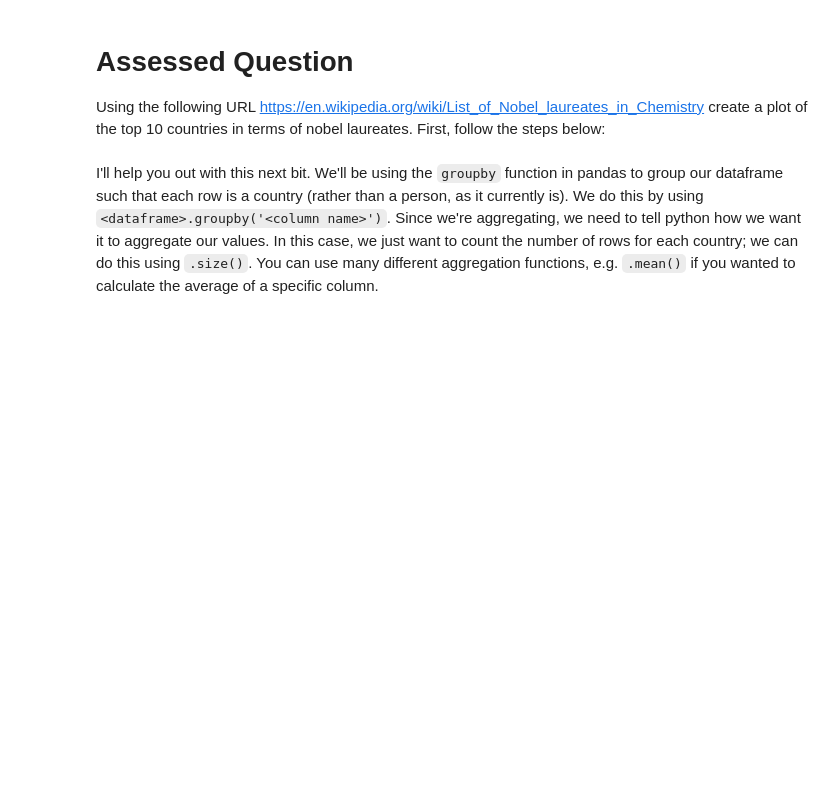
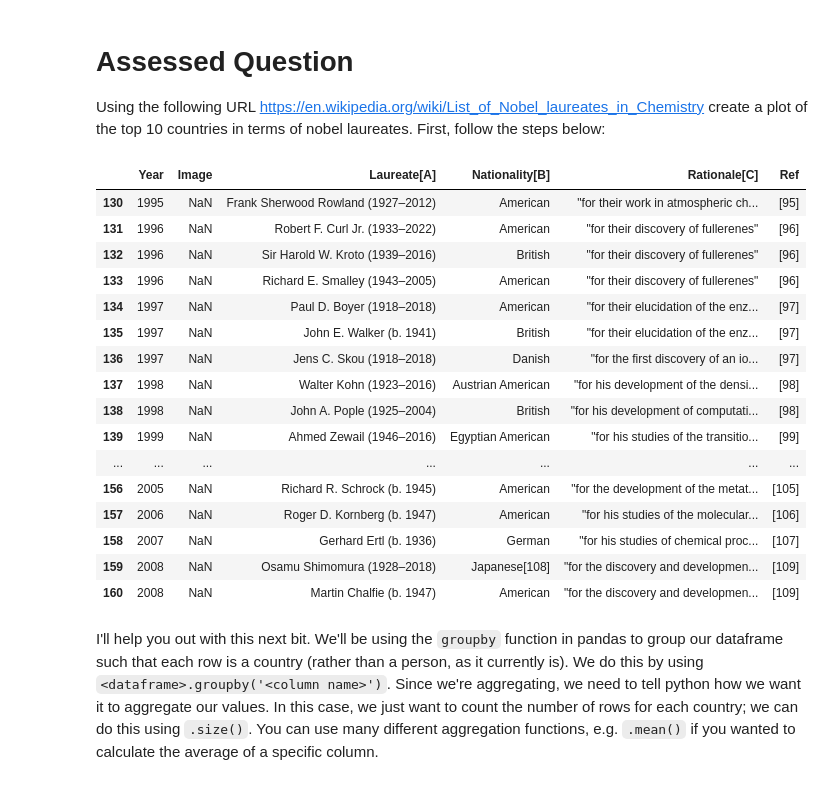
Before and after one commit to ella-tek/qm2, a Jupyter notebook: notebooks/W02. Pandas.ipynb, the cells around one changed output. Cells and saved outputs as stored; diff of their text form; code cells hidden in the pictures; blank space fills up the shorter version.

```diff
--- a/notebooks/W02. Pandas.ipynb
+++ b/notebooks/W02. Pandas.ipynb
@@ -399,6 +424,29 @@ Using the following URL https://en.wikipedia.org/wiki/List_of_Nobel_laureates_in
 # %%
 # scrape the table of Nobel Laureates in Chemistry using read_html. remember, this gives us a LIST of dataframes! lets call this list chem_tables
 
+url2='https://en.wikipedia.org/wiki/List_of_Nobel_laureates_in_Chemistry'
+chem_tables=pandas.read_html(url2)
+
 # select the first dataframe from this list and call it chem
+chem = chem_tables[0]
+chem.loc[130:160]
+# %% [output]
+|  | Year | Image | Laureate[A] | Nationality[B] | Rationale[C] | Ref |
+| 130 | 1995 | NaN | Frank Sherwood Rowland (1927–2012) | American | "for their work in atmospheric ch... | [95] |
+| 131 | 1996 | NaN | Robert F. Curl Jr. (1933–2022) | American | "for their discovery of fullerenes" | [96] |
+| 132 | 1996 | NaN | Sir Harold W. Kroto (1939–2016) | British | "for their discovery of fullerenes" | [96] |
+| 133 | 1996 | NaN | Richard E. Smalley (1943–2005) | American | "for their discovery of fullerenes" | [96] |
+| 134 | 1997 | NaN | Paul D. Boyer (1918–2018) | American | "for their elucidation of the enz... | [97] |
+| 135 | 1997 | NaN | John E. Walker (b. 1941) | British | "for their elucidation of the enz... | [97] |
+| 136 | 1997 | NaN | Jens C. Skou (1918–2018) | Danish | "for the first discovery of an io... | [97] |
+| 137 | 1998 | NaN | Walter Kohn (1923–2016) | Austrian American | "for his development of the densi... | [98] |
+| 138 | 1998 | NaN | John A. Pople (1925–2004) | British | "for his development of computati... | [98] |
+| 139 | 1999 | NaN | Ahmed Zewail (1946–2016) | Egyptian American | "for his studies of the transitio... | [99] |
+| ... | ... | ... | ... | ... | ... | ... |
+| 156 | 2005 | NaN | Richard R. Schrock (b. 1945) | American | "for the development of the metat... | [105] |
+| 157 | 2006 | NaN | Roger D. Kornberg (b. 1947) | American | "for his studies of the molecular... | [106] |
+| 158 | 2007 | NaN | Gerhard Ertl (b. 1936) | German | "for his studies of chemical proc... | [107] |
+| 159 | 2008 | NaN | Osamu Shimomura (1928–2018) | Japanese[108] | "for the discovery and developmen... | [109] |
+| 160 | 2008 | NaN | Martin Chalfie (b. 1947) | American | "for the discovery and developmen... | [109] |
 # %% [markdown]
 I'll help you out with this next bit. We'll be using the `groupby` function in pandas to group our dataframe such that each row is a country (rather than a person, as it currently is). We do this by using `<dataframe>.groupby('<column name>')`. Since we're aggregating, we need to tell python how we want it to aggregate our values. In this case, we just want to count the number of rows for each country; we can do this using `.size()`. You can use many different aggregation functions, e.g. `.mean()` if you wanted to calculate the average of a specific column.
```
Also changed, not shown: parts of 12 cells of this notebook.
